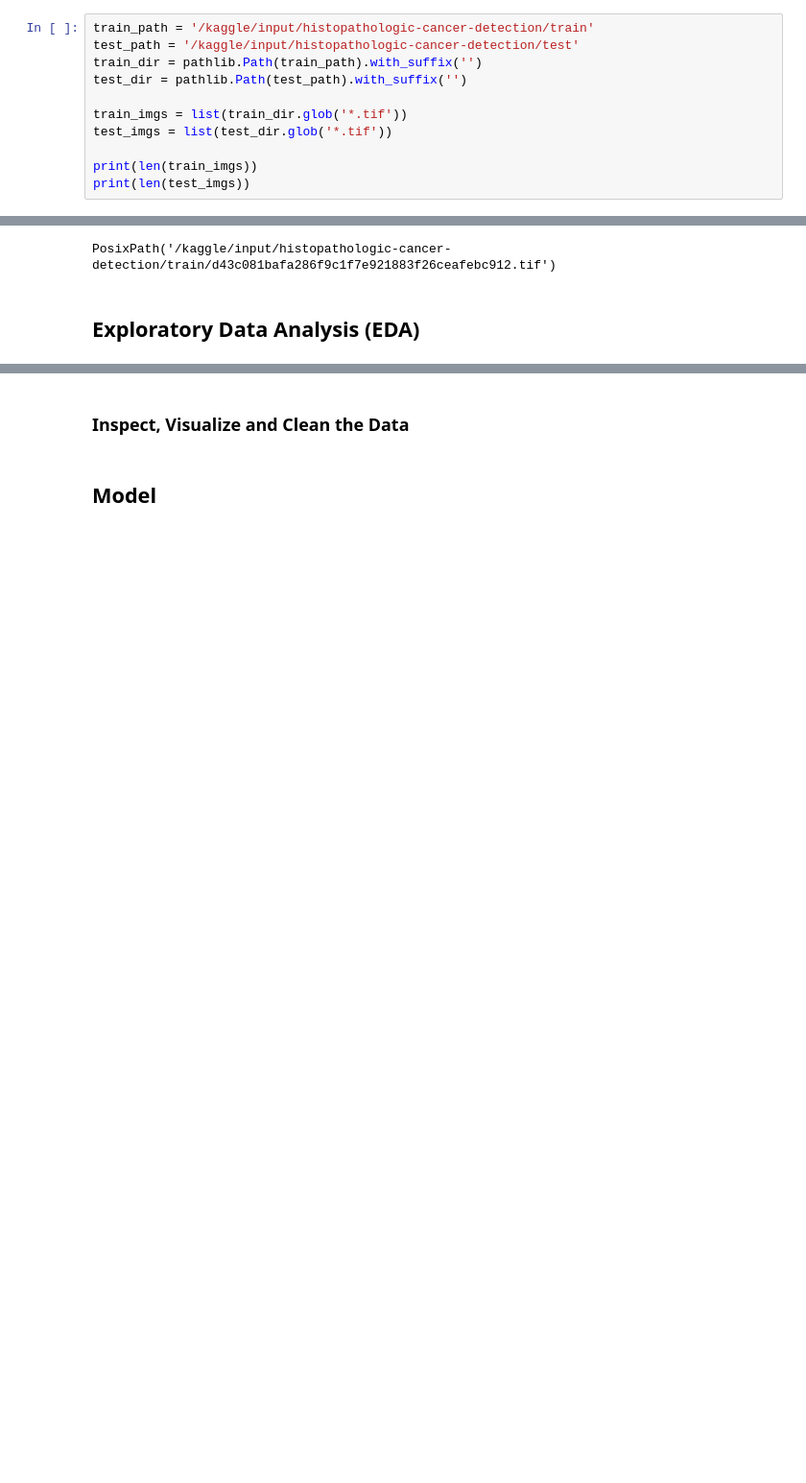
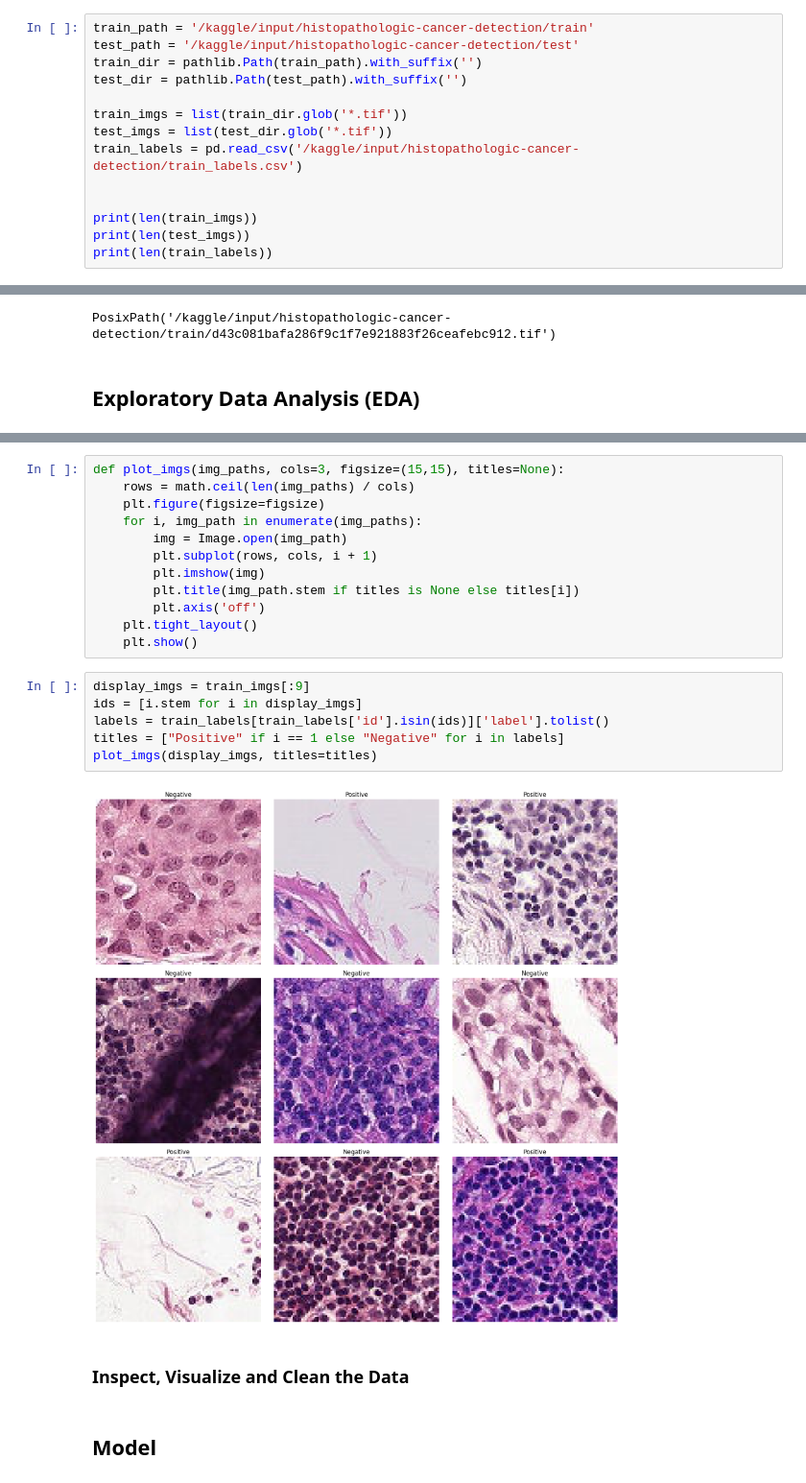
Before and after one commit to HuanLi1008/kaggle_competition_cancer_detection_CNN, a Jupyter notebook: cancer_detection_CNN.ipynb, the cells around one changed output, grey strips where cells are left out. Shown: that part at 96% size. Cells and saved outputs as stored; diff of their text form; blank space fills up the shorter version.

Commit message:
Kaggle Notebook | cancer_detection_CNN | Version 2

```diff
--- a/cancer_detection_CNN.ipynb
+++ b/cancer_detection_CNN.ipynb
@@ -31,9 +32,12 @@ test_dir = pathlib.Path(test_path).with_suffix('')
 
 train_imgs = list(train_dir.glob('*.tif'))
 test_imgs = list(test_dir.glob('*.tif'))
+train_labels = pd.read_csv('/kaggle/input/histopathologic-cancer-detection/train_labels.csv')
+
 
 print(len(train_imgs))
 print(len(test_imgs))
+print(len(train_labels))
 # %% [output]
 220025
 57458
@@ -47,3 +54,23 @@ PosixPath('/kaggle/input/histopathologic-cancer-detection/train/d43c081bafa286f9
+# %%
+def plot_imgs(img_paths, cols=3, figsize=(15,15), titles=None):
+    rows = math.ceil(len(img_paths) / cols)
+    plt.figure(figsize=figsize)
+    for i, img_path in enumerate(img_paths):
+        img = Image.open(img_path)
+        plt.subplot(rows, cols, i + 1)
+        plt.imshow(img)
+        plt.title(img_path.stem if titles is None else titles[i])
+        plt.axis('off')
+    plt.tight_layout()
+    plt.show()
+# %%
+display_imgs = train_imgs[:9]
+ids = [i.stem for i in display_imgs]
+labels = train_labels[train_labels['id'].isin(ids)]['label'].tolist()
+titles = ["Positive" if i == 1 else "Negative" for i in labels]
+plot_imgs(display_imgs, titles=titles)
+# %% [output]
+[figure, added]
 # %% [markdown]
 ###  Inspect, Visualize and Clean the Data
 # %% [markdown]
```
Also changed, not shown: parts of 4 cells of this notebook.
